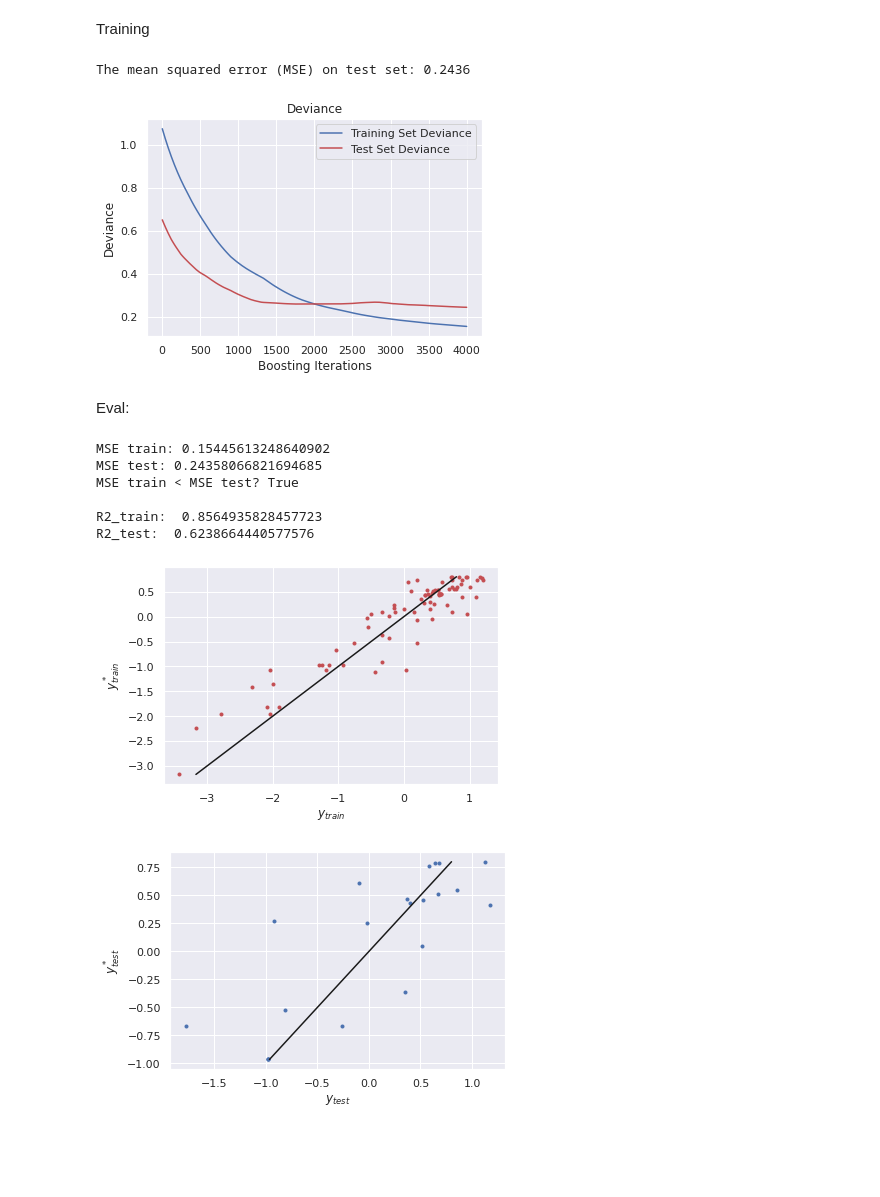
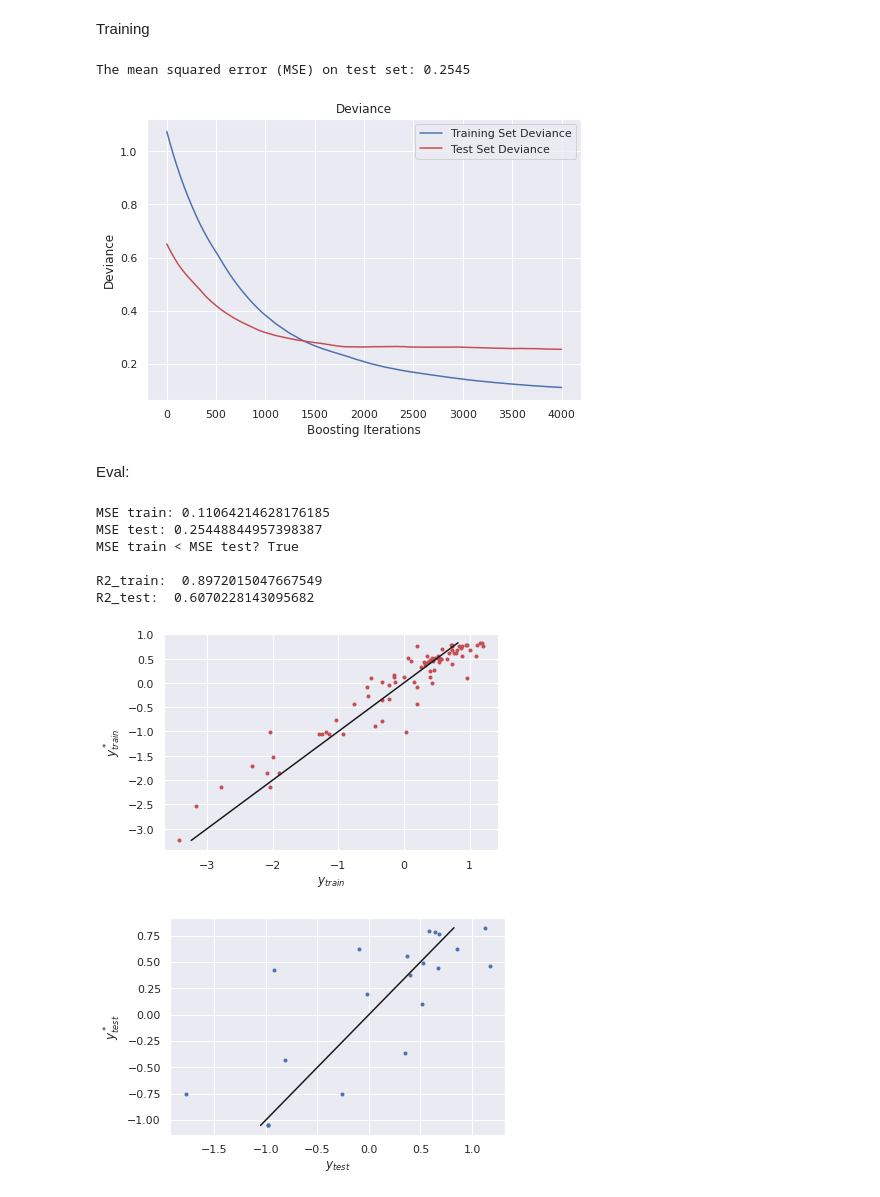
Before and after one commit to GermanOmar/ANN1, a Jupyter notebook: GBR.ipynb, the cells around one changed output. Saved outputs shown, nothing was run; the diff lists cells and outputs as text; code cells hidden in the pictures; blank space fills up the shorter version.

```diff
--- a/GBR.ipynb
+++ b/GBR.ipynb
@@ -104,7 +104,7 @@ HYPERPARAMETERS:
 # %%
 from sklearn.ensemble import GradientBoostingRegressor
 
-params = {'n_estimators': 3000, 'max_depth': None, 'min_samples_split': 4, 'max_leaf_nodes': 6,
+params = {'n_estimators': 4000, 'max_depth': None, 'min_samples_split': 5, 'max_leaf_nodes': 8,
           'learning_rate': 0.001, 'random_state': 12,'loss': 'ls'}
 #KERNEL
 #GBR=GradientBoostingRegressor(n_estimators=100, random_state=0)
@@ -121,26 +121,26 @@ from sklearn.metrics import mean_squared_error
 mse = mean_squared_error(y_test, model.predict(X_test))
 print("The mean squared error (MSE) on test set: {:.4f}".format(mse))
 # %% [output]
-The mean squared error (MSE) on test set: 0.2436
+The mean squared error (MSE) on test set: 0.2545
 # %%
 test_score = np.zeros((params['n_estimators'],), dtype=np.float64)
 for i, y_pred in enumerate(model.staged_predict(X_test)):
     test_score[i] = model.loss_(y_test, y_pred)
 
-#fig = plt.figure(figsize=(7, 5))
+fig = plt.figure(figsize=(7, 5))
 plt.subplot(1, 1, 1)
 plt.title('Deviance')
 plt.plot(np.arange(params['n_estimators']) + 1, model.train_score_, 'b-',
          label='Training Set Deviance')
 plt.plot(np.arange(params['n_estimators']) + 1, test_score, 'r-',
          label='Test Set Deviance')
 plt.legend(loc='upper right')
 plt.xlabel('Boosting Iterations')
 plt.ylabel('Deviance')
 fig.tight_layout()
 plt.show()
 # %% [output]
-[figure, old version]
+[figure, new version]
 # %% [markdown]
 Eval:
 # %%
@@ -177,11 +177,11 @@ print('R2_train: ',R2_train)
 R2_test=r2_score(y_test, y_star_test)
 print('R2_test: ',R2_test)
 # %% [output]
-MSE train: 0.15445613248640902
-MSE test: 0.24358066821694685
+MSE train: 0.11064214628176185
+MSE test: 0.25448844957398387
 MSE train < MSE test? True
 
-R2_train:  0.8564935828457723
-R2_test:  0.6238664440577576
+R2_train:  0.8972015047667549
+R2_test:  0.6070228143095682
-[figure, old version]
+[figure, new version]
-[figure, old version]
+[figure, new version]
```
